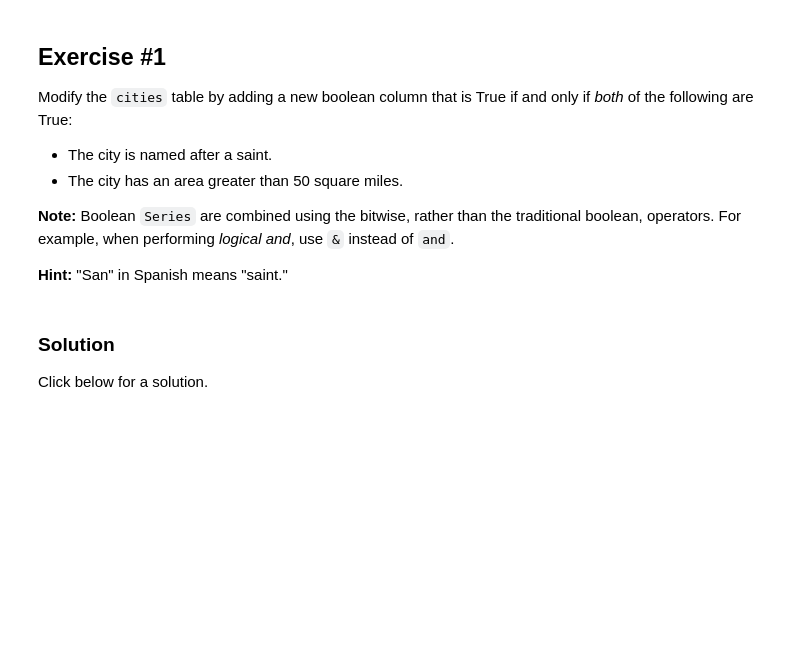
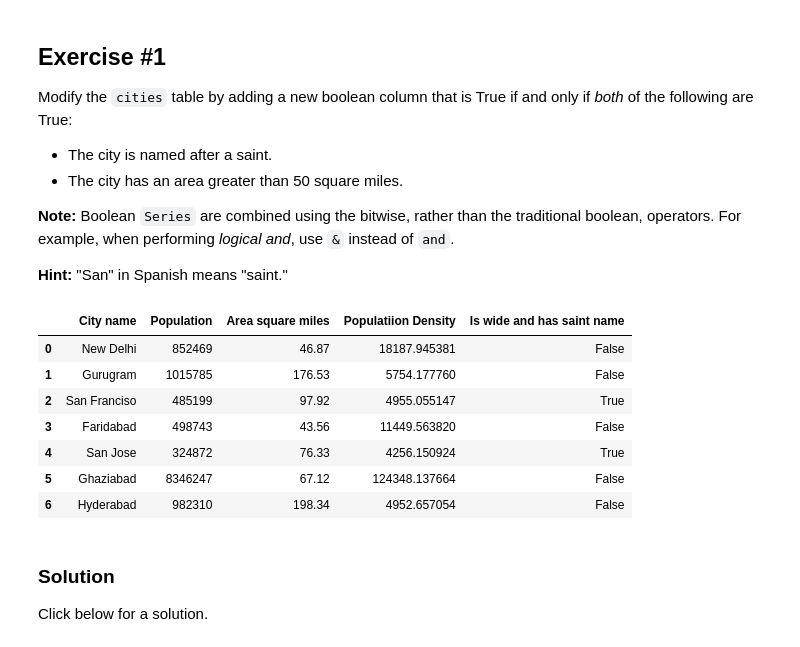
Before and after one commit to ashishbanerjee29/google_collab, a Jupyter notebook: intro_to_pandas.ipynb, the cells around one changed output. Cells and saved outputs as stored; diff of their text form; code cells hidden in the pictures; blank space fills up the shorter version.

```diff
--- a/intro_to_pandas.ipynb
+++ b/intro_to_pandas.ipynb
@@ -148,6 +190,6 @@ population.apply(lambda val: val > 1000000)
 
 Modifying `DataFrames` is also straightforward. For example, the following code adds two `Series` to an existing `DataFrame`:
 # %%
-cities['Area square miles'] = pd.Series([46.87, 176.53, 97.92])
-cities['Population density'] = cities['Population'] / cities['Area square miles']
+cities['Area square miles'] = pd.Series([46.87, 176.53, 97.92,43.56,76.33,67.12,198.34])
+cities['Populatiion Density'] = cities['Population'] / cities['Area square miles']
 cities
@@ -167,3 +216,17 @@ Modify the `cities` table by adding a new boolean column that is True if and onl
+# %%
+# Your code here
+#cities['Boolean'] = (cities['City name'].contains('San') & cities['Area square miles'].apply(lambda val: val > 50))
+cities['Is wide and has saint name'] = (cities['Area square miles']>50) & cities['City name'].apply(lambda name: name.startswith('San'))
+cities
+# %% [output]
+|  | City name | Population | Area square miles | Populatiion Density | Is wide and has saint name |
+| 0 | New Delhi | 852469 | 46.87 | 18187.945381 | False |
+| 1 | Gurugram | 1015785 | 176.53 | 5754.177760 | False |
+| 2 | San Franciso | 485199 | 97.92 | 4955.055147 | True |
+| 3 | Faridabad | 498743 | 43.56 | 11449.563820 | False |
+| 4 | San Jose | 324872 | 76.33 | 4256.150924 | True |
+| 5 | Ghaziabad | 8346247 | 67.12 | 124348.137664 | False |
+| 6 | Hyderabad | 982310 | 198.34 | 4952.657054 | False |
 # %% [markdown]
 ### Solution
 
```
Also changed, not shown: parts of 14 cells of this notebook.
